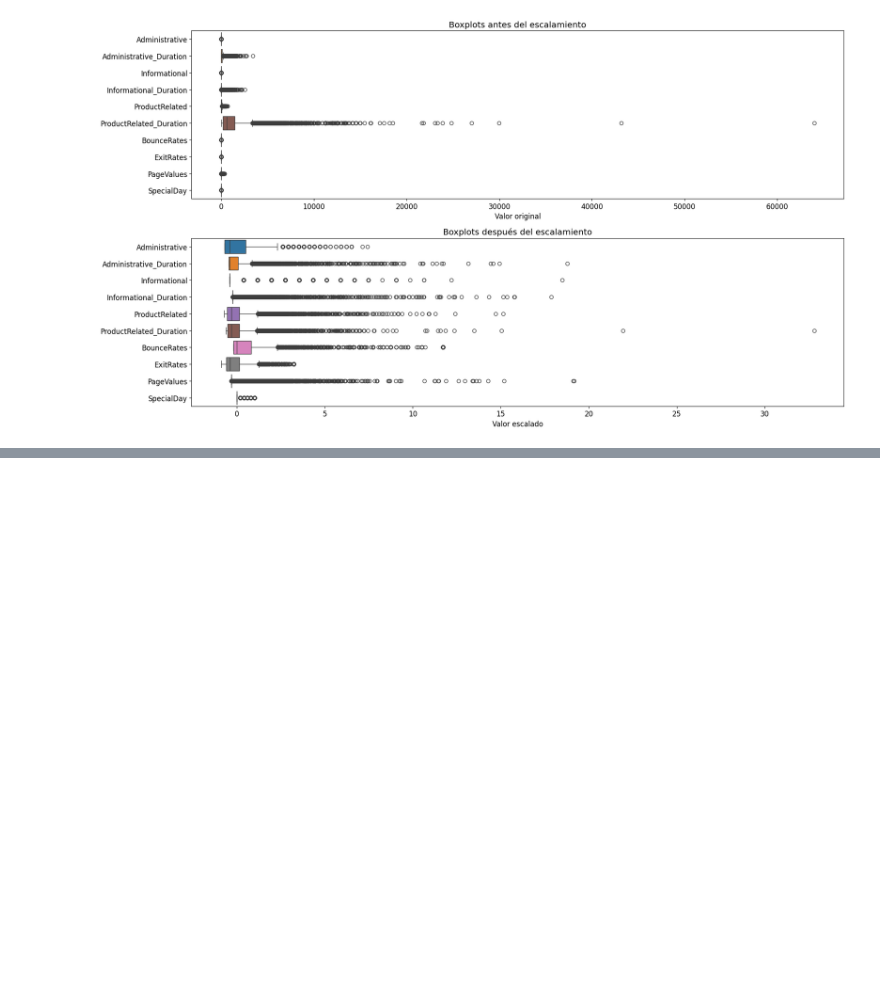
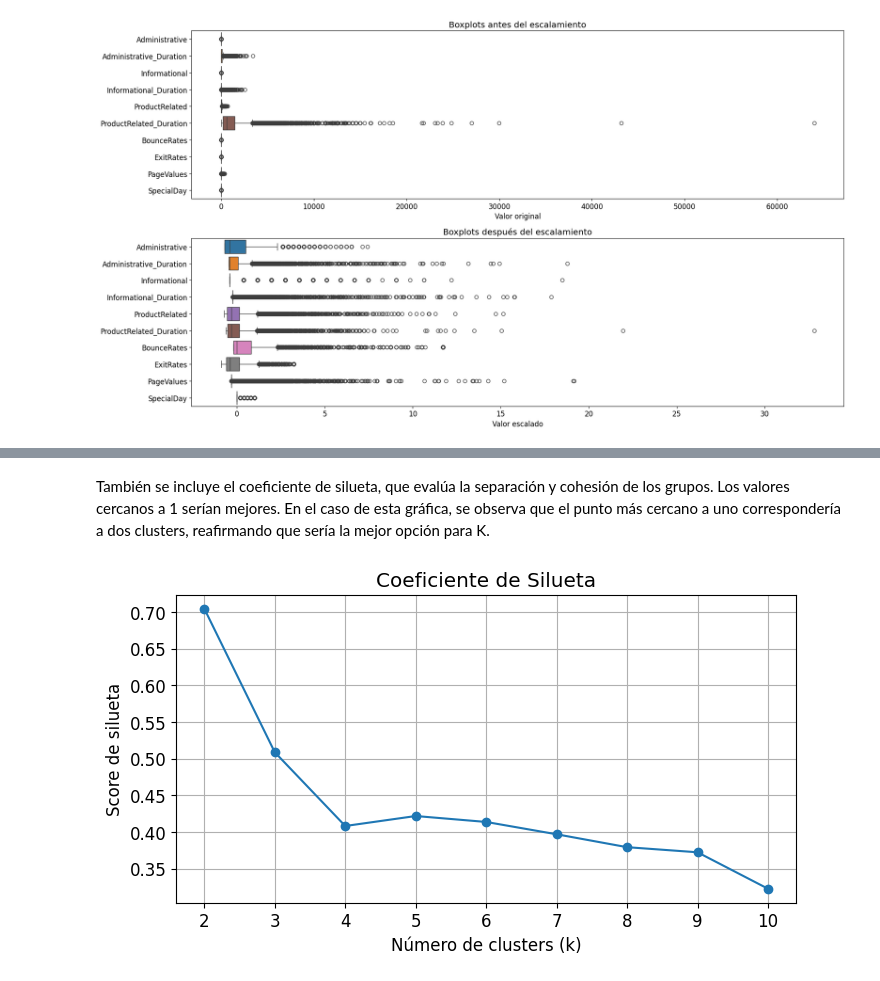
Before and after one commit to Mrldmz/AED-P3, a Jupyter notebook: main.ipynb, the cells around one changed output, grey strips where cells are left out. Saved outputs shown, nothing was run; the diff lists cells and outputs as text; code cells hidden in the pictures; blank space fills up the shorter version.

```diff
--- a/main.ipynb
+++ b/main.ipynb
@@ -443,0 +518,22 @@ plt.show()
+# %% [markdown]
+También se incluye el coeficiente de silueta, que evalúa la separación y cohesión de los grupos. Los valores cercanos a 1 serían mejores. En el caso de esta gráfica, se observa que el punto más cercano a uno correspondería a dos clusters, reafirmando que sería la mejor opción para K.
+# %%
+from sklearn.metrics import silhouette_score
+
+silhouette_scores = []
+for k in range(2, 11):  # mínimo 2 clusters
+    kmeans = KMeans(n_clusters=k, random_state=42)
+    labels = kmeans.fit_predict(scaled_df)
+    score = silhouette_score(scaled_df, labels)
+    silhouette_scores.append(score)
+
+# Graficar
+plt.figure(figsize=(8, 4))
+plt.plot(range(2, 11), silhouette_scores, marker='o')
+plt.title('Coeficiente de Silueta')
+plt.xlabel('Número de clusters (k)')
+plt.ylabel('Score de silueta')
+plt.grid(True)
+plt.show()
+# %% [output]
+[figure, added]
```
Also changed, not shown: parts of 10 cells of this notebook, 4 other files.
